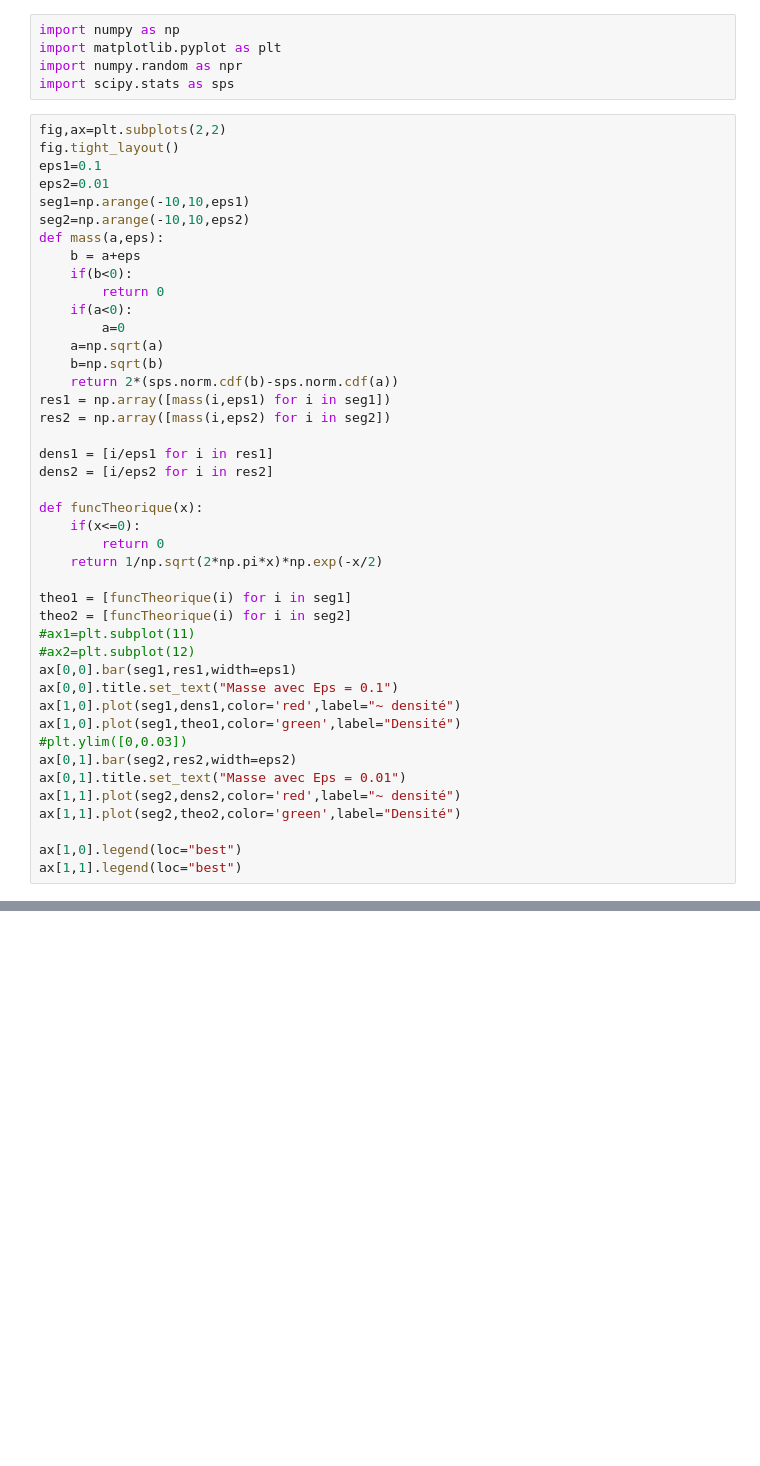
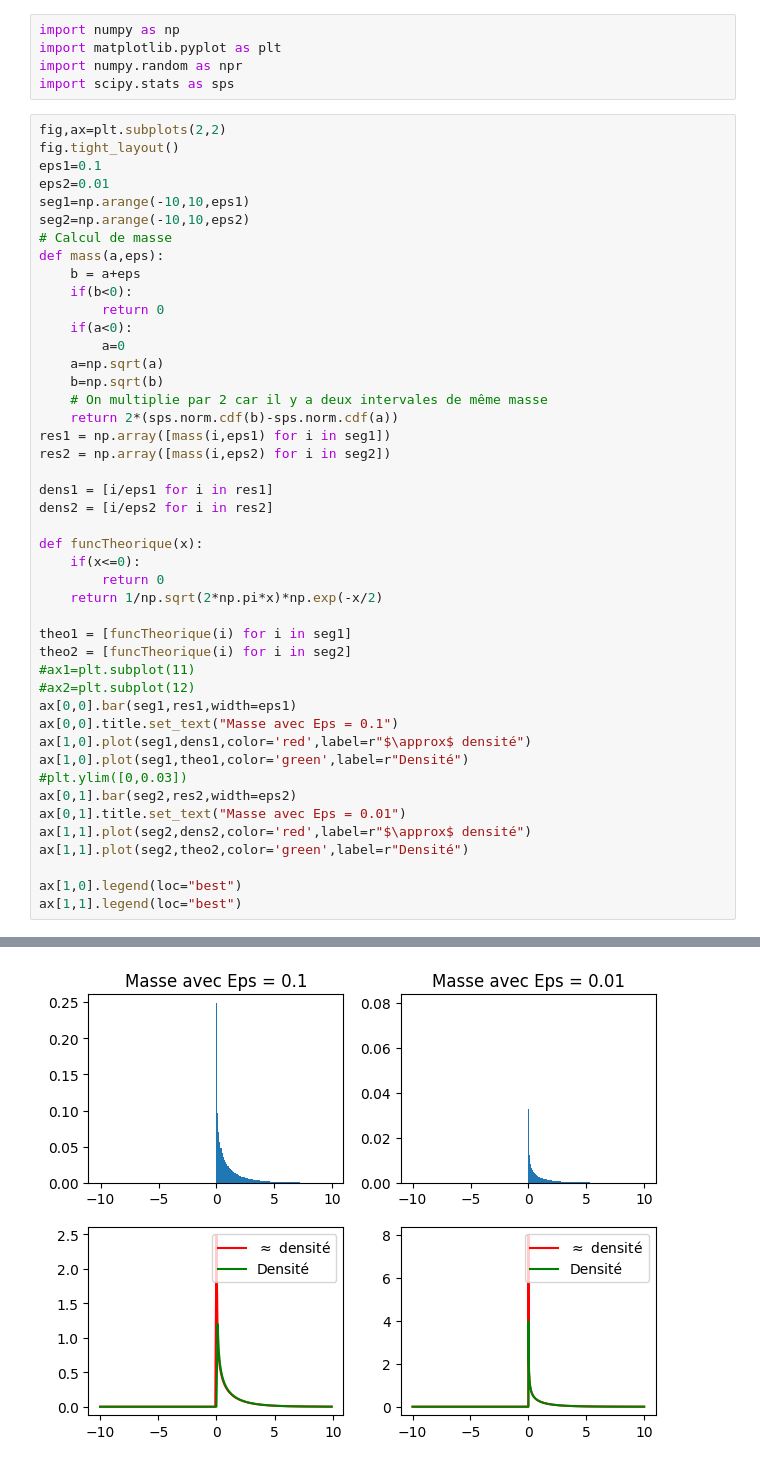
Before and after one commit to AI-ELka/Displacement_convexity_proj, a Jupyter notebook: Main.ipynb, the cells around one changed output, grey strips where cells are left out. Saved outputs shown, nothing was run; the diff lists cells and outputs as text; blank space fills up the shorter version.

```diff
--- a/Main.ipynb
+++ b/Main.ipynb
@@ -22,6 +22,7 @@ eps1=0.1
 eps2=0.01
 seg1=np.arange(-10,10,eps1)
 seg2=np.arange(-10,10,eps2)
+# Calcul de masse
 def mass(a,eps):
     b = a+eps
     if(b<0):
@@ -30,6 +31,7 @@ def mass(a,eps):
         a=0
     a=np.sqrt(a)
     b=np.sqrt(b)
+    # On multiplie par 2 car il y a deux intervales de même masse
     return 2*(sps.norm.cdf(b)-sps.norm.cdf(a))
 res1 = np.array([mass(i,eps1) for i in seg1])
 res2 = np.array([mass(i,eps2) for i in seg2])
@@ -48,13 +50,14 @@ theo2 = [funcTheorique(i) for i in seg2]
 #ax2=plt.subplot(12)
 ax[0,0].bar(seg1,res1,width=eps1)
 ax[0,0].title.set_text("Masse avec Eps = 0.1")
-ax[1,0].plot(seg1,dens1,color='red',label="~ densité")
-ax[1,0].plot(seg1,theo1,color='green',label="Densité")
+ax[1,0].plot(seg1,dens1,color='red',label=r"$\approx$ densité")
+ax[1,0].plot(seg1,theo1,color='green',label=r"Densité")
 #plt.ylim([0,0.03])
 ax[0,1].bar(seg2,res2,width=eps2)
 ax[0,1].title.set_text("Masse avec Eps = 0.01")
-ax[1,1].plot(seg2,dens2,color='red',label="~ densité")
-ax[1,1].plot(seg2,theo2,color='green',label="Densité")
+ax[1,1].plot(seg2,dens2,color='red',label=r"$\approx$ densité")
+ax[1,1].plot(seg2,theo2,color='green',label=r"Densité")
 
 ax[1,0].legend(loc="best")
 ax[1,1].legend(loc="best")
+# %% [output]
@@ -60,0 +65 @@ ax[1,1].legend(loc="best")
+[figure, added]
```
Also changed, not shown: parts of 2 cells of this notebook.
